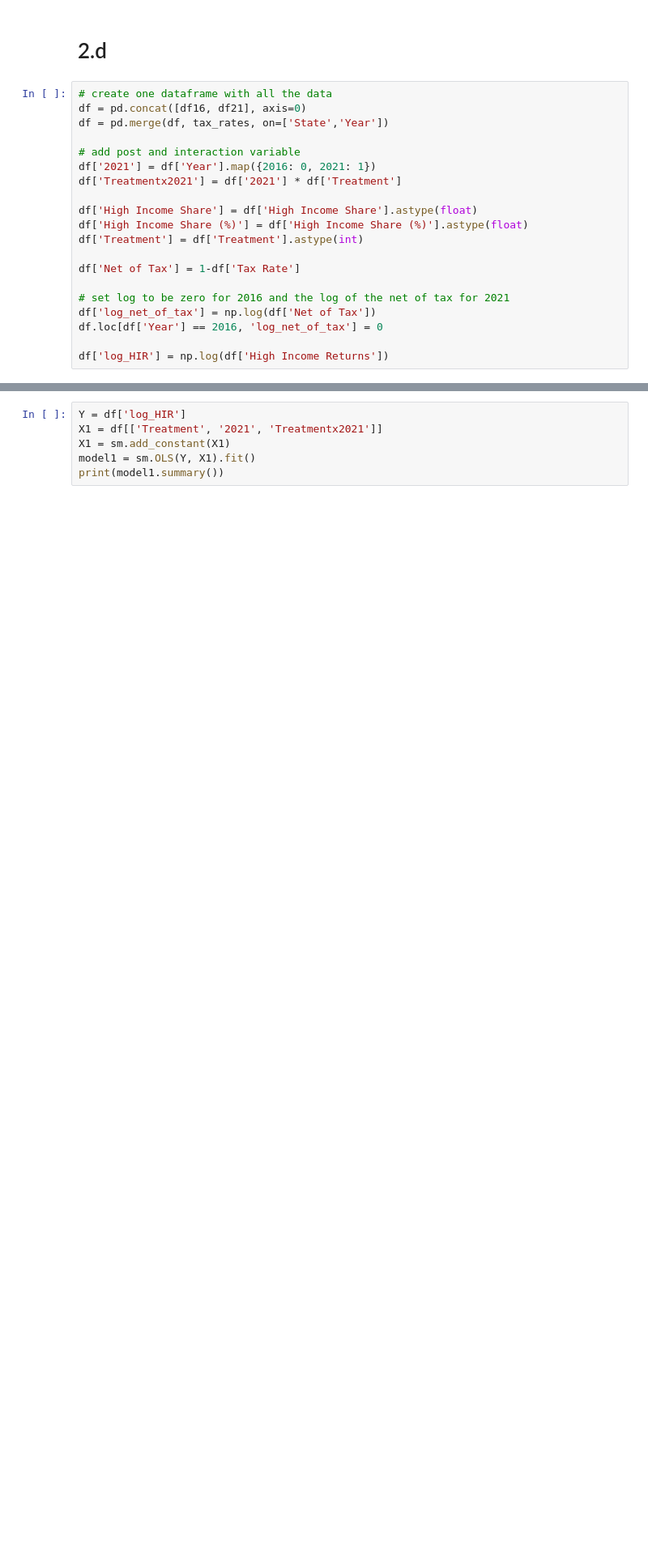
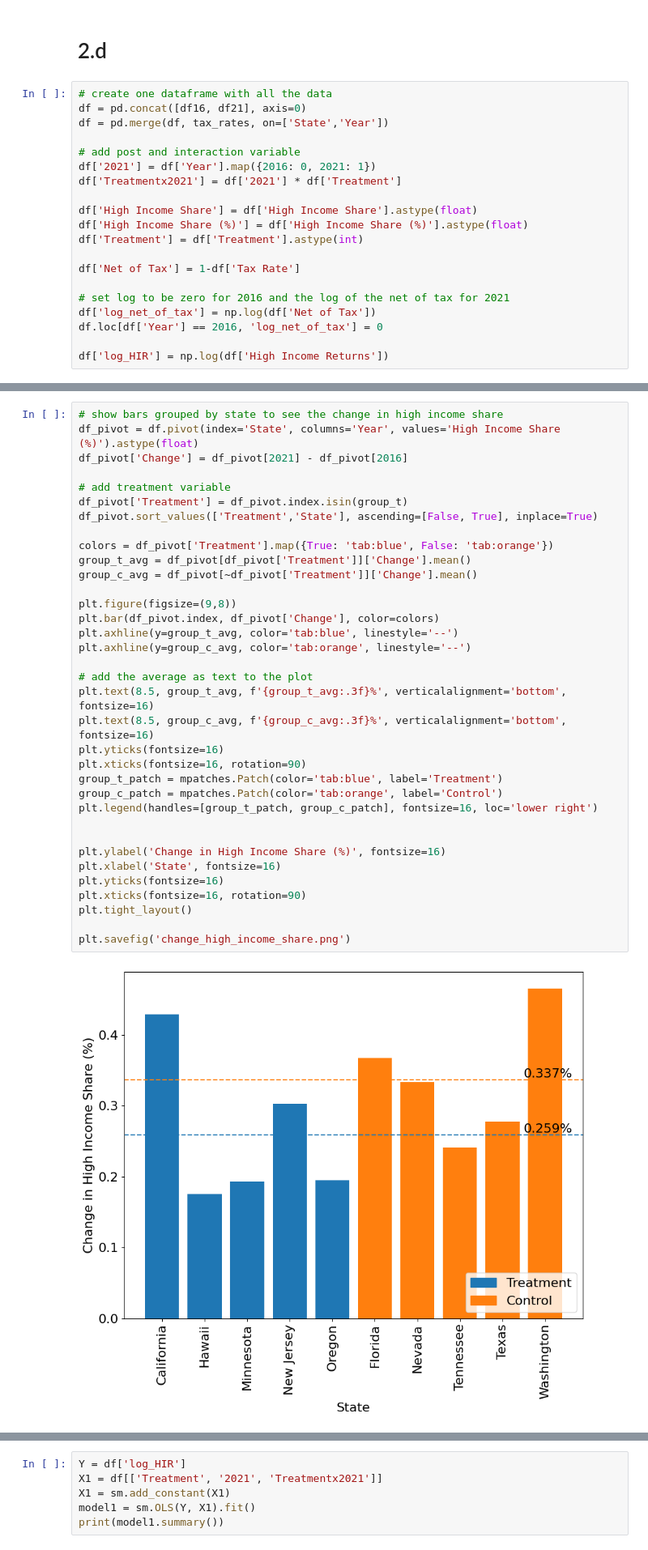
Before and after one commit to johanoelgaard/ECON230B, a Jupyter notebook: Assignment 2/assingment_II.ipynb, the cells around one changed output, grey strips where cells are left out. Shown at 81% size. Drawn from its saved outputs; the diff is of its cells as text; blank space fills up the shorter version.

Commit message:
created graph for 2d

```diff
--- a/Assignment 2/assingment_II.ipynb
+++ b/Assignment 2/assingment_II.ipynb
@@ -145,0 +148,37 @@ df['log_HIR'] = np.log(df['High Income Returns'])
+# %%
+# show bars grouped by state to see the change in high income share
+df_pivot = df.pivot(index='State', columns='Year', values='High Income Share (%)').astype(float)
+df_pivot['Change'] = df_pivot[2021] - df_pivot[2016]
+
+# add treatment variable
+df_pivot['Treatment'] = df_pivot.index.isin(group_t)
+df_pivot.sort_values(['Treatment','State'], ascending=[False, True], inplace=True)
+
+colors = df_pivot['Treatment'].map({True: 'tab:blue', False: 'tab:orange'})
+group_t_avg = df_pivot[df_pivot['Treatment']]['Change'].mean()
+group_c_avg = df_pivot[~df_pivot['Treatment']]['Change'].mean()
+
+plt.figure(figsize=(9,8))
+plt.bar(df_pivot.index, df_pivot['Change'], color=colors)
+plt.axhline(y=group_t_avg, color='tab:blue', linestyle='--')
+plt.axhline(y=group_c_avg, color='tab:orange', linestyle='--')
+
+# add the average as text to the plot
+plt.text(8.5, group_t_avg, f'{group_t_avg:.3f}%', verticalalignment='bottom', fontsize=16)
+plt.text(8.5, group_c_avg, f'{group_c_avg:.3f}%', verticalalignment='bottom', fontsize=16)
+plt.yticks(fontsize=16)
+plt.xticks(fontsize=16, rotation=90)
+group_t_patch = mpatches.Patch(color='tab:blue', label='Treatment')
+group_c_patch = mpatches.Patch(color='tab:orange', label='Control')
+plt.legend(handles=[group_t_patch, group_c_patch], fontsize=16, loc='lower right')
+
+
+plt.ylabel('Change in High Income Share (%)', fontsize=16)
+plt.xlabel('State', fontsize=16)
+plt.yticks(fontsize=16)
+plt.xticks(fontsize=16, rotation=90)
+plt.tight_layout()
+
+plt.savefig('change_high_income_share.png')
+# %% [output]
+[figure, added]
```
Also changed, not shown: parts of 4 cells of this notebook, 1 other file.
